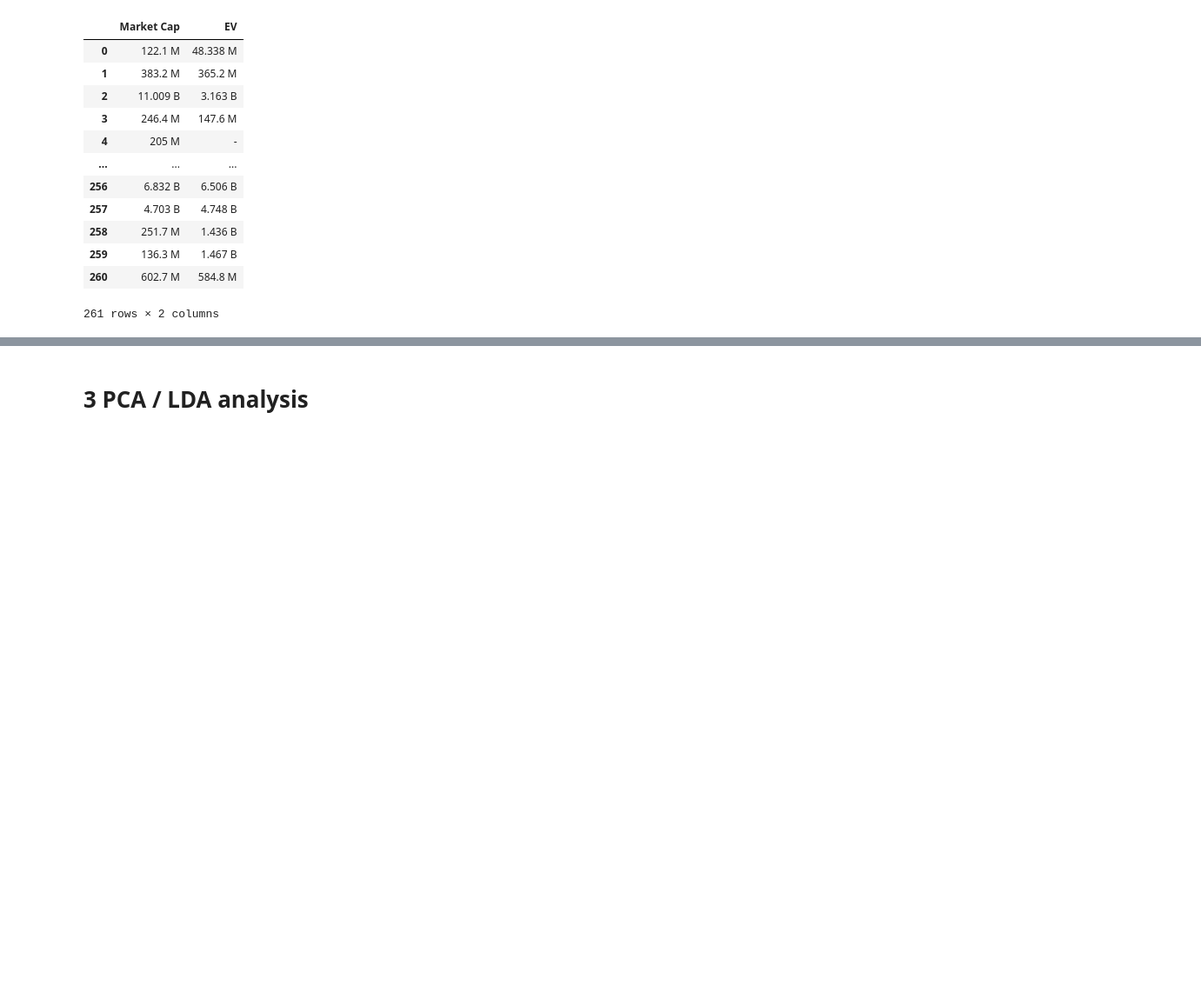
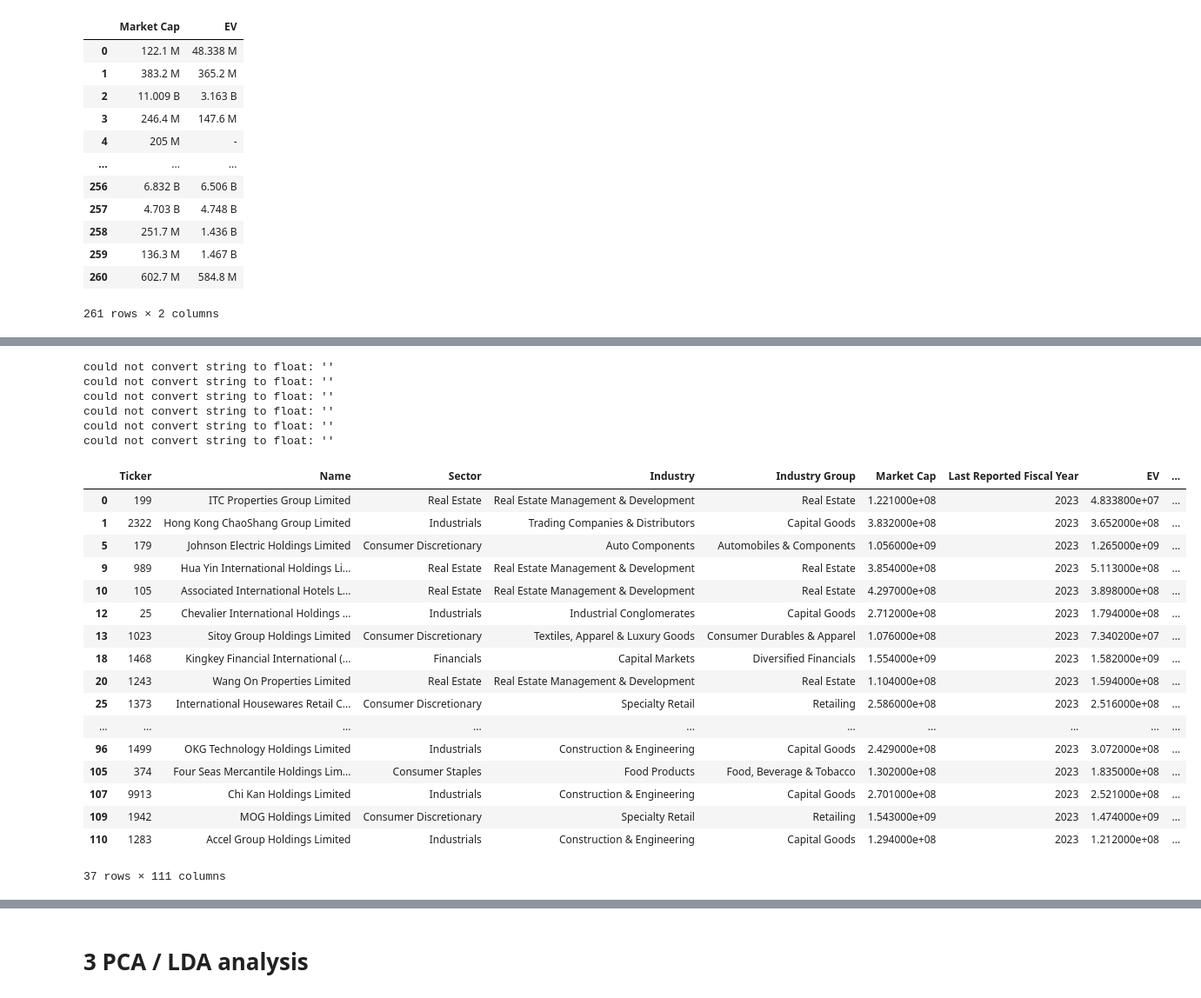
Before and after one commit to jjiaoyuwang/WQU-capstone, a Jupyter notebook: financial-ratios.ipynb, the cells around one changed output, grey strips where cells are left out. Shown at 87% size. Drawn from its saved outputs; the diff is of its cells as text; code cells hidden in the pictures; blank space fills up the shorter version.

```diff
--- a/financial-ratios.ipynb
+++ b/financial-ratios.ipynb
@@ -20,22 +21,25 @@ def convert_placeholder_text_to_num(text):
     into float for machine learning to be carried out.
     '''
     result = text
-    if text[-1] == 'M':
-        result = float(text[:-2]) * 10**6
-    elif text[-1] == 'B':
-        result = float(text[:-2]) * 10**9
-    elif text[-1] == 'K':
-        result = float(text[:-2]) * 10**3
-    elif text[-1] == '-':
-        result = np.nan
-    elif text[-1] == 'nan':
-        result = np.nan
-    elif text[-1] == 'NA':
-        result = np.nan
-    elif text[-1] == 'x':
-        result = float(text[:-1])
-    elif text[-1] == '%':
-        result = text.replace(",","")
-        result = float(result[:-1])*0.01
+    try:
+        if text[-1] == 'M':
+            result = float(text[:-2]) * 10**6
+        elif text[-1] == 'B':
+            result = float(text[:-2]) * 10**9
+        elif text[-1] == 'K':
+            result = float(text[:-2]) * 10**3
+        elif text[-1] == '-':
+            result = np.nan
+        elif text[-1] == 'nan':
+            result = np.nan
+        elif text[-1] == 'NA':
+            result = np.nan
+        elif text[-1] == 'x':
+            result = float(text[:-1])
+        elif text[-1] == '%':
+            result = text.replace(",","")
+            result = float(result[:-1])*0.01
+    except Exception as e:
+        print(e)
 
     return result
@@ -142,0 +227,30 @@ for elem in dataframes:
+# %%
+ML_data = test_merge.dropna().applymap(convert_placeholder_text_to_num).dropna()
+# %% [output]
+could not convert string to float: ''
+could not convert string to float: ''
+could not convert string to float: ''
+could not convert string to float: ''
+could not convert string to float: ''
+could not convert string to float: ''
+# %%
+ML_data
+# %% [output]
+|  | Ticker | Name | Sector | Industry | Industry Group | Market Cap | Last Reported Fiscal Year | EV | ... |
+| 0 | 199 | ITC Properties Group Limited | Real Estate | Real Estate Management & Development | Real Estate | 1.221000e+08 | 2023 | 4.833800e+07 | ... |
+| 1 | 2322 | Hong Kong ChaoShang Group Limited | Industrials | Trading Companies & Distributors | Capital Goods | 3.832000e+08 | 2023 | 3.652000e+08 | ... |
+| 5 | 179 | Johnson Electric Holdings Limited | Consumer Discretionary | Auto Components | Automobiles & Components | 1.056000e+09 | 2023 | 1.265000e+09 | ... |
+| 9 | 989 | Hua Yin International Holdings Li... | Real Estate | Real Estate Management & Development | Real Estate | 3.854000e+08 | 2023 | 5.113000e+08 | ... |
+| 10 | 105 | Associated International Hotels L... | Real Estate | Real Estate Management & Development | Real Estate | 4.297000e+08 | 2023 | 3.898000e+08 | ... |
+| 12 | 25 | Chevalier International Holdings ... | Industrials | Industrial Conglomerates | Capital Goods | 2.712000e+08 | 2023 | 1.794000e+08 | ... |
+| 13 | 1023 | Sitoy Group Holdings Limited | Consumer Discretionary | Textiles, Apparel & Luxury Goods | Consumer Durables & Apparel | 1.076000e+08 | 2023 | 7.340200e+07 | ... |
+| 18 | 1468 | Kingkey Financial International (... | Financials | Capital Markets | Diversified Financials | 1.554000e+09 | 2023 | 1.582000e+09 | ... |
+| 20 | 1243 | Wang On Properties Limited | Real Estate | Real Estate Management & Development | Real Estate | 1.104000e+08 | 2023 | 1.594000e+08 | ... |
+| 25 | 1373 | International Housewares Retail C... | Consumer Discretionary | Specialty Retail | Retailing | 2.586000e+08 | 2023 | 2.516000e+08 | ... |
+| ... | ... | ... | ... | ... | ... | ... | ... | ... | ... |
+| 96 | 1499 | OKG Technology Holdings Limited | Industrials | Construction & Engineering | Capital Goods | 2.429000e+08 | 2023 | 3.072000e+08 | ... |
+| 105 | 374 | Four Seas Mercantile Holdings Lim... | Consumer Staples | Food Products | Food, Beverage & Tobacco | 1.302000e+08 | 2023 | 1.835000e+08 | ... |
+| 107 | 9913 | Chi Kan Holdings Limited | Industrials | Construction & Engineering | Capital Goods | 2.701000e+08 | 2023 | 2.521000e+08 | ... |
+| 109 | 1942 | MOG Holdings Limited | Consumer Discretionary | Specialty Retail | Retailing | 1.543000e+09 | 2023 | 1.474000e+09 | ... |
+| 110 | 1283 | Accel Group Holdings Limited | Industrials | Construction & Engineering | Capital Goods | 1.294000e+08 | 2023 | 1.212000e+08 | ... |
+37 rows × 111 columns
```
Also changed, not shown: parts of 24 cells of this notebook, 2 other files.
